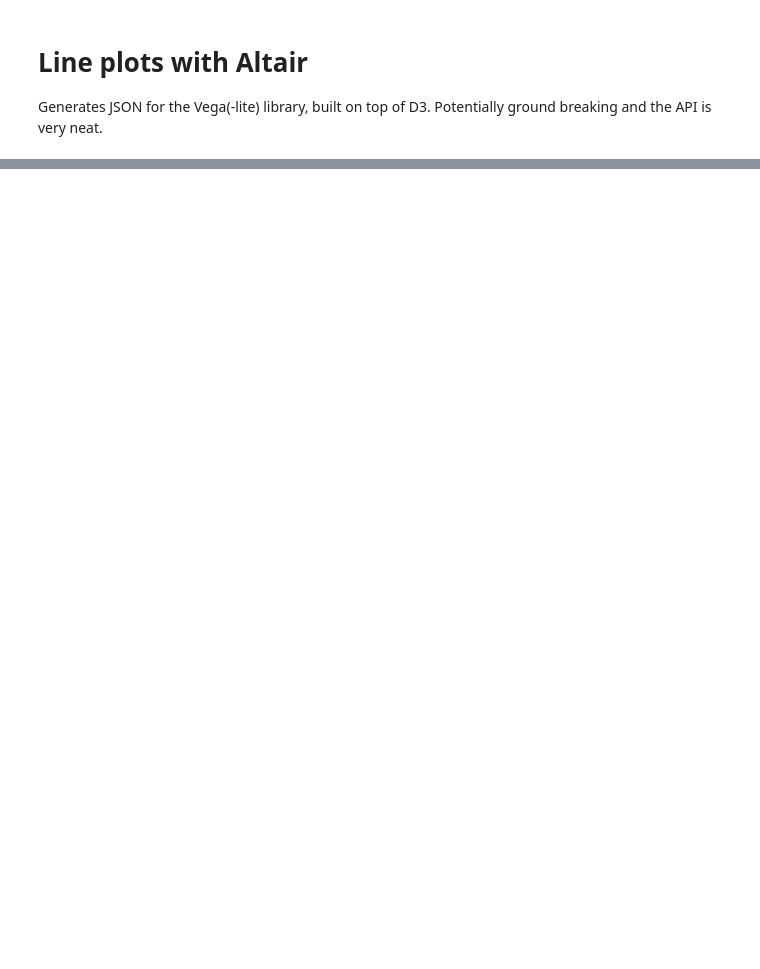
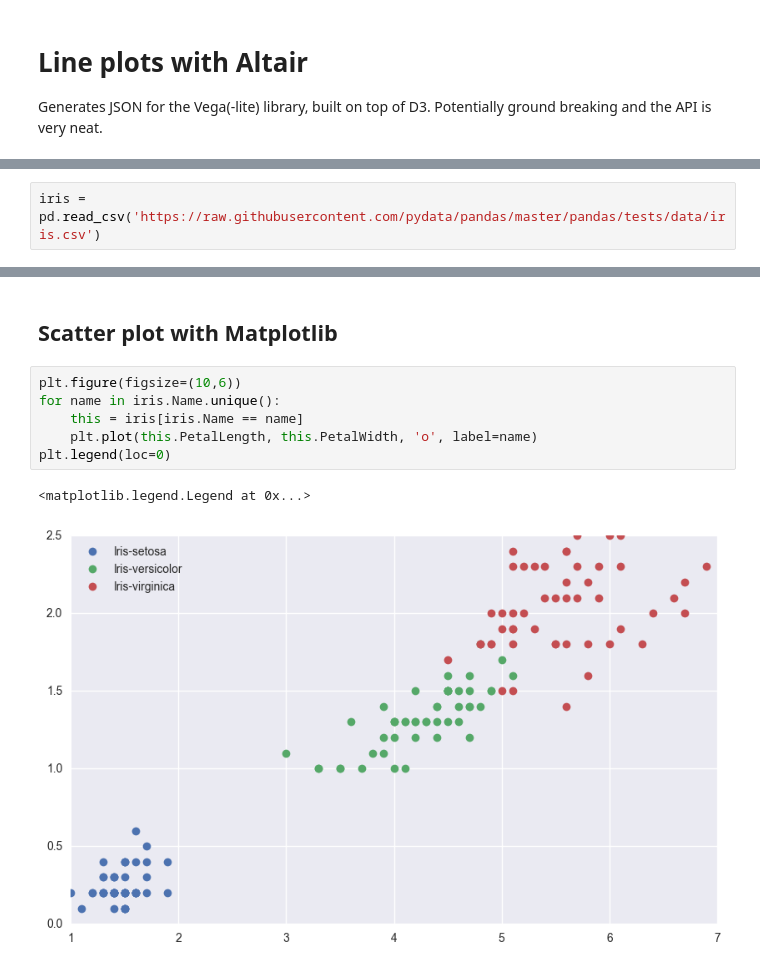
Before and after one commit to samuelsinayoko/kaggle-housing-prices, a Jupyter notebook: research/modern_python_visualization.ipynb, the cells around one changed output, grey strips where cells are left out. Saved outputs shown, nothing was run; the diff lists cells and outputs as text; blank space fills up the shorter version.

```diff
--- a/research/modern_python_visualization.ipynb
+++ b/research/modern_python_visualization.ipynb
@@ -170,0 +175,2 @@ Chart(df).mark_line().encode(
+# %%
+iris = pd.read_csv('https://raw.githubusercontent.com/pydata/pandas/master/pandas/tests/data/iris.csv')
@@ -170,0 +190,11 @@ Chart(df).mark_line().encode(
+# %% [markdown]
+## Scatter plot with Matplotlib
+# %%
+plt.figure(figsize=(10,6))
+for name in iris.Name.unique():
+    this = iris[iris.Name == name]
+    plt.plot(this.PetalLength, this.PetalWidth, 'o', label=name)
+plt.legend(loc=0)
+# %% [output]
+<matplotlib.legend.Legend at 0x...>
+[figure, added]
```
Also changed, not shown: parts of 57 cells of this notebook, 1 other file.
